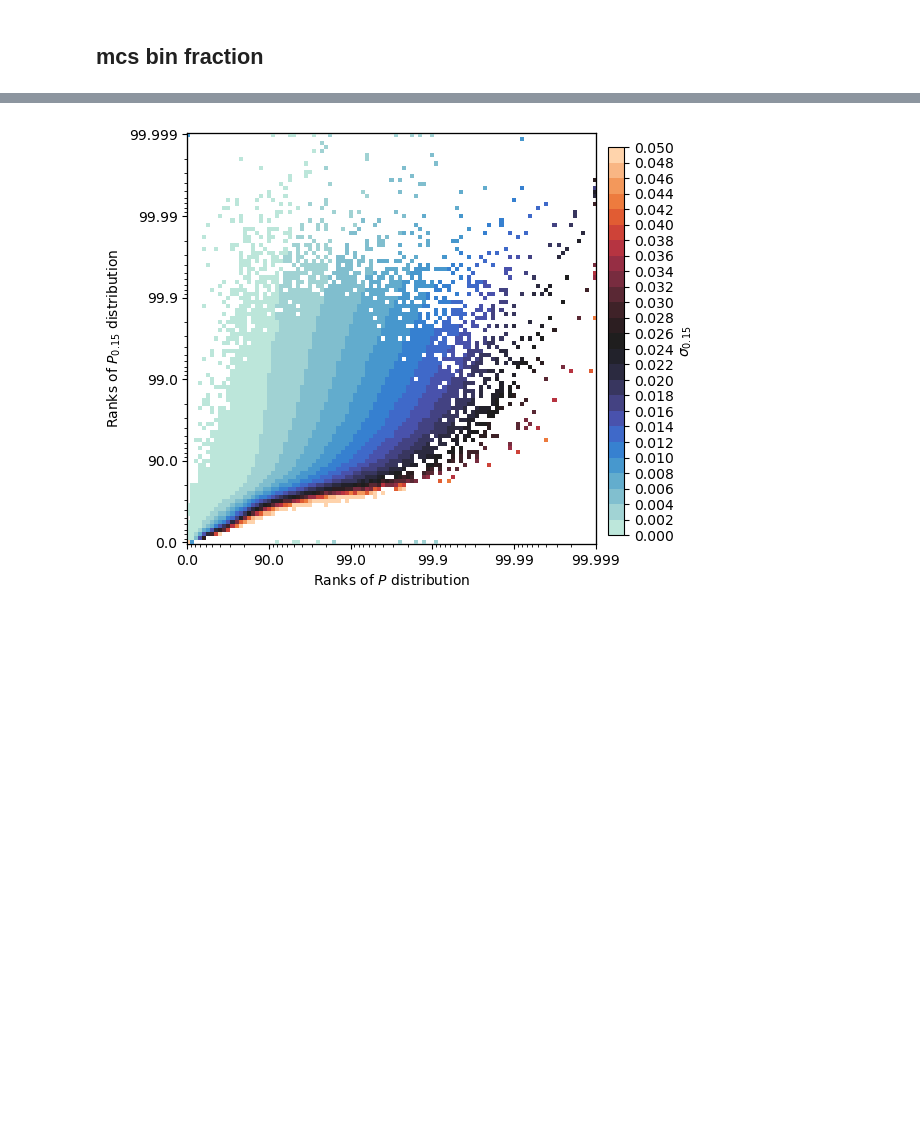
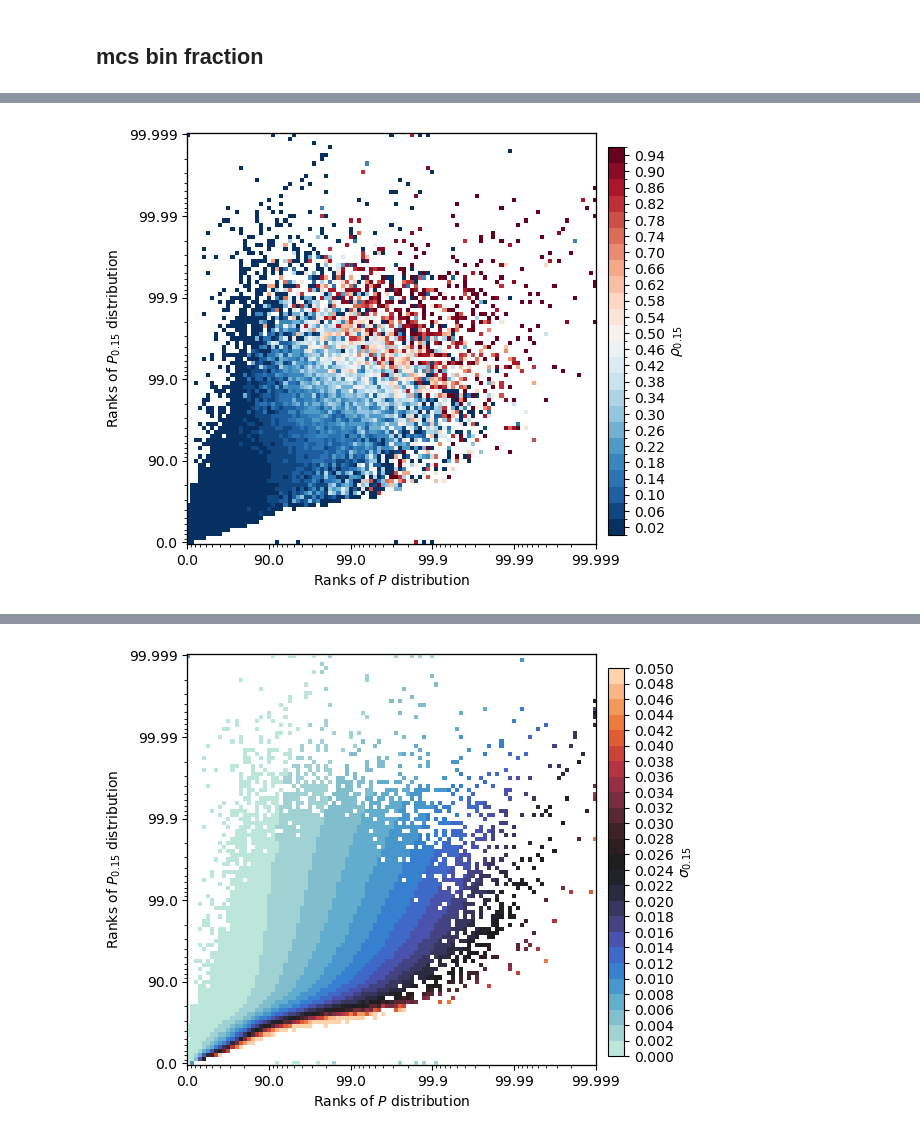
Before and after one commit to 19carenso/tempest, a Jupyter notebook: viz/sam_summer_low_res.ipynb, the cells around one changed output, grey strips where cells are left out. Drawn from its saved outputs; the diff is of its cells as text; code cells hidden in the pictures; blank space fills up the shorter version.

```diff
--- a/viz/sam_summer_low_res.ipynb
+++ b/viz/sam_summer_low_res.ipynb
@@ -88,0 +94,25 @@ np.where(np.isnan(jd.labels_regridded_yxtm))
+# %%
+fig, ax  = plt.subplots(figsize = (5.35, 4.85))
+
+cmap = plt.cm.RdBu_r
+values_and_boundaries = np.arange(0, 1, 0.02)
+values = values_and_boundaries[1::2]
+boundaries  = values_and_boundaries[::2]
+norm = mpl.colors.BoundaryNorm(boundaries, cmap.N)
+
+ax, cbar = jd.plot_var_id_func_over_jdist('MCS_cond_Prec_15', func = 'intersection', mask = np.logical_or(land, ocean), cmap = cmap, norm = norm, fig = fig, ax = ax)
+cbar.remove()
+
+# ax.set_title(r"$\rho_{0.5} $ for joint bins of $(P; P_{0.5})$")
+ax.set_xlabel(r"Ranks of $P$ distribution")
+ax.set_ylabel(r"Ranks of $P_{0.15}$ distribution")
+
+
+cax = fig.add_axes([0.95, 0.14, 0.03, 0.8])  # [left, bottom, width, height]
+cbar = fig.colorbar(mpl.cm.ScalarMappable(norm=norm, cmap=cmap), cax=cax, ticks=values, spacing='proportional')
+
+cbar.set_label(r'$\rho_{0.15} $')
+fig.tight_layout()
+plt.savefig('discrete_threshold_on_joint_dist.png', bbox_inches='tight')
+# %% [output]
+[figure, added]
```
Also changed, not shown: parts of 18 cells of this notebook, 14 other files.
